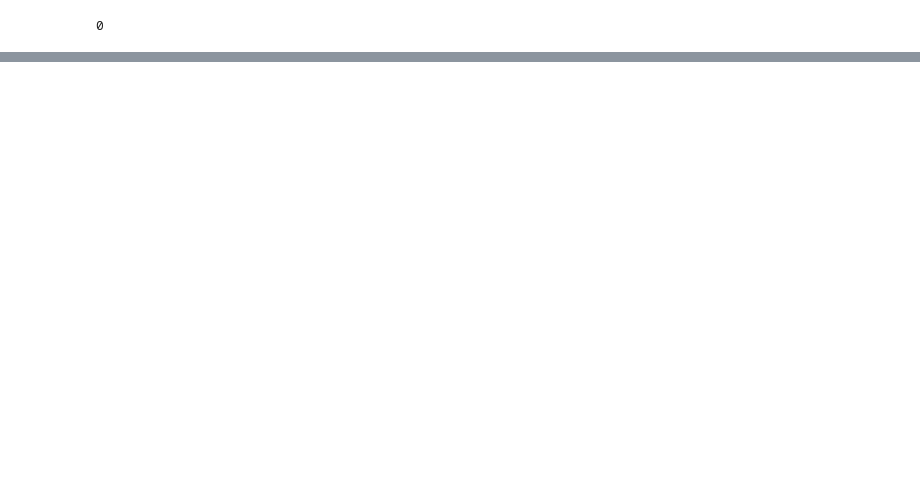
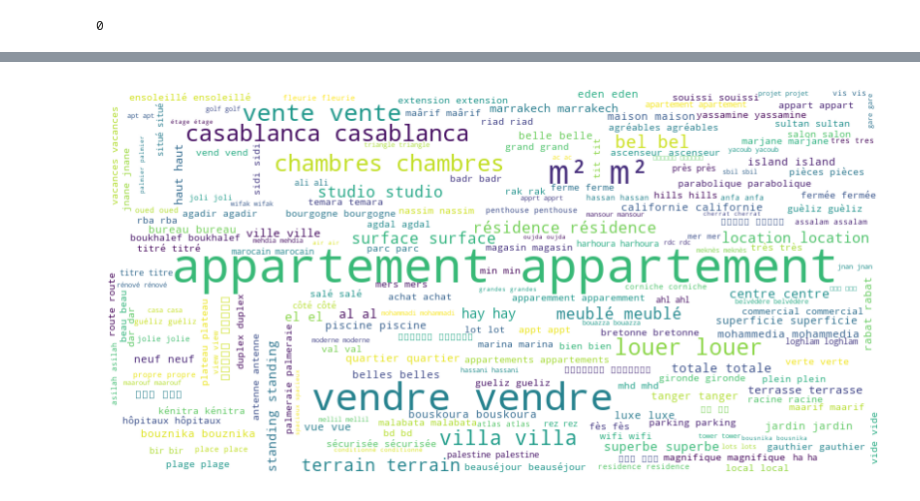
Before and after one commit to afandigit/Market-Housing, a Jupyter notebook: Mubawab Data Preparation and Analysis.ipynb, the cells around one changed output, grey strips where cells are left out. Drawn from its saved outputs; the diff is of its cells as text; code cells hidden in the pictures; blank space fills up the shorter version.

```diff
--- a/Mubawab Data Preparation and Analysis.ipynb
+++ b/Mubawab Data Preparation and Analysis.ipynb
@@ -156,0 +388,11 @@ sum(corrected_mubawab_dataset['insert_date'].isna())
+# %%
+wordcloud_text = ' '.join([word for word, freq in sorted_unique_words_from_titles for _ in range(freq)])
+
+wordcloud = WordCloud(width=800, height=400, background_color='white').generate(wordcloud_text)
+
+plt.figure(figsize=(10, 8))
+plt.imshow(wordcloud, interpolation='bilinear')
+plt.axis('off')
+plt.show()
+# %% [output]
+[figure, added]
```
Also changed, not shown: parts of 87 cells of this notebook, 1 other file.
